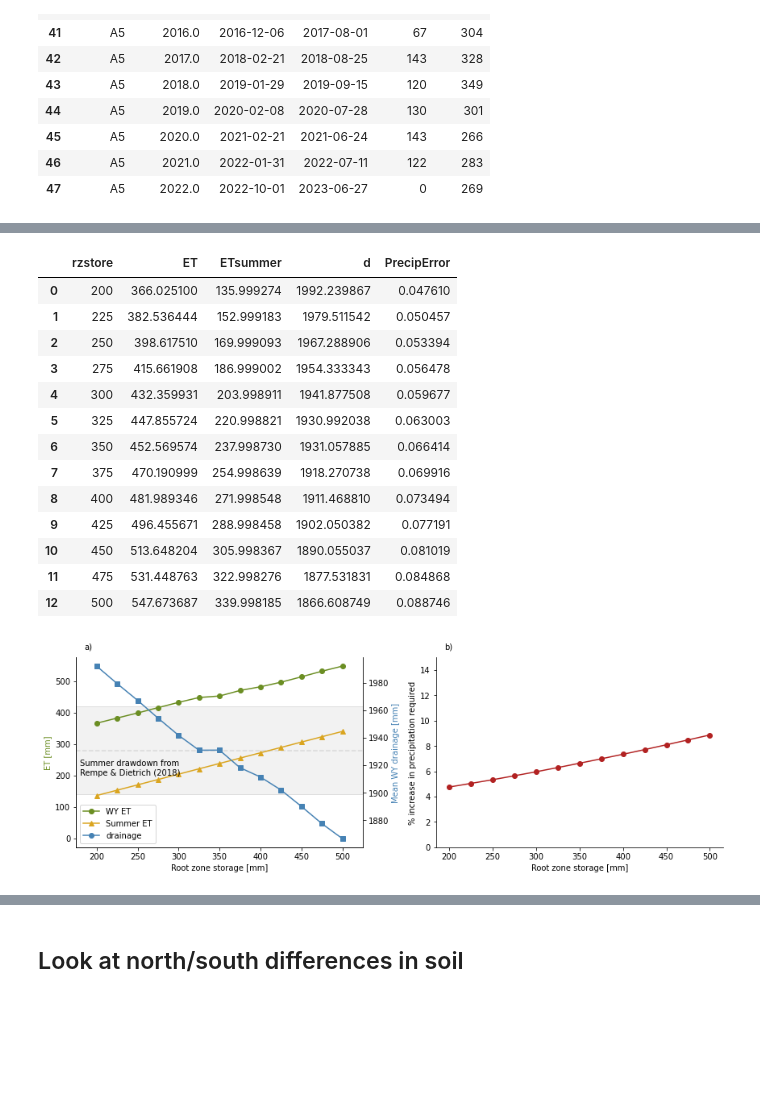
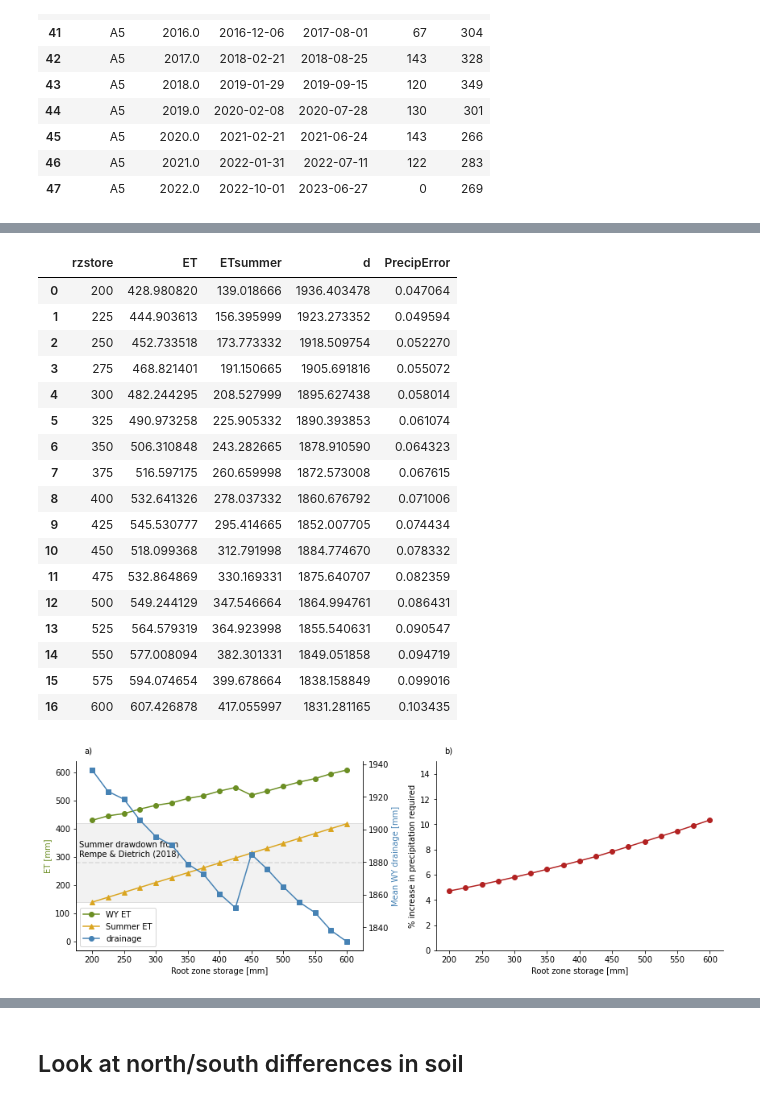
Before and after one commit to lapidesd/ET_layers, a Jupyter notebook: Code/separate_fluxes-final.ipynb, the cells around one changed output, grey strips where cells are left out. Drawn from its saved outputs; the diff is of its cells as text; code cells hidden in the pictures; blank space fills up the shorter version.

```diff
--- a/Code/separate_fluxes-final.ipynb
+++ b/Code/separate_fluxes-final.ipynb
@@ -192,31 +192,41 @@ def import_data(num_ports):
                              right_index=True).rename(columns={'J [mm/h]':'J [mm/h] original',
                                                               'PrecipUndercatchCorrected-mm':'J [mm/h]'})
 
-    # import tdr data (soil moisture)
     tdr = ''
     if len(tdr)==0:
         tdr = pd.read_csv('https://raw.githubusercontent.com/hydroeco/hydroeco.github.io/master/angelo/angelo_tdr_1H.csv')
         tdr['timestamp_local'] = pd.to_datetime(tdr.timestamp_local)
+        tdr = tdr[[c for c in tdr.columns if ('Soil_Moisture' in c) & ('L3S' in c)]+['timestamp_local']]
         tdr.set_index('timestamp_local',inplace=True)
         tdr_probes = tdr.columns.values
         seps = [t.split('_') for t in tdr_probes]
+
+
     depths = [float(t[-1]) for t in seps[:6]]+[float(t[-1][:-2]) for t in seps[6:]]
     depths = {tdr_probes[i]:depths[i] for i in range(len(depths))}
-    depth_cat = [0.3,0.3,0.3,0.3,0.3,0.3,100,138,15,35,70]
-    depth_category = {0.3:tdr_probes[:6],
-                     100:tdr_probes[6:7],
-                     138:tdr_probes[7:8],
-                     15:tdr_probes[8:9],
-                     35:tdr_probes[9:10],
-                     70:tdr_probes[10:]
+    depth_cat = [0.3,0.3,0.3,]#0.3,0.3,0.3,100,138,15,35,70]
+
+    # tdr = tdr[['RivLevel31_Soil_Moisture_L3S3_0.30']]
+    # depth_cat = depth_cat[:1]
+
+    depth_category = {0.3:tdr_probes[:3],
+    #                  100:tdr_probes[6:7],
+    #                  138:tdr_probes[7:8],
+    #                  15:tdr_probes[8:9],
+    #                  35:tdr_probes[9:10],
+    #                  70:tdr_probes[10:]
                      }
+
     for col in tdr.columns:
         tdr[col] = np.where(tdr[col]<0,np.nan,tdr[col])
+        tdr[col] = np.where((tdr.index>'2018-10-01') &(tdr.index<'2019-4-01') & (tdr[col]>.055),
+                        np.nan,tdr[col])
+    #     tdr[col] = tdr[col].interpolate()
     for cat in list(dict.fromkeys(depth_cat)):
         tdr[cat] = tdr[depth_category[cat]].mean(axis=1)
 
     # process tdr data
-    vms_tdr_clipped = tdr[tdr>0]
+    vms_tdr_clipped = tdr[tdr>0].loc['2016-10-01':'2020-10-01']
 
     tdr_filtered=vms_tdr_clipped.copy()
 
@@ -230,6 +240,8 @@ def import_data(num_ports):
         # Second, apply the filter
         tempf = signal.filtfilt(B,A, temp)
         tdr_filtered[col]=tempf
+        tdr_filtered[col] = np.where(tdr_filtered[col]>.055,np.nan,tdr_filtered[col])
+        tdr_filtered[col] = tdr_filtered[col].interpolate()
 
     ranges = (tdr_filtered.max()-tdr_filtered.min())
     mins = tdr_filtered.min()
@@ -237,12 +249,14 @@ def import_data(num_ports):
     for col in tdr_normalized:
         tdr_normalized[col] = (tdr_normalized[col]-mins[col])/ranges[col]
 
-    tdr_norm = tdr_normalized[[0.3,15,35,70]].mean(axis=1).to_frame()
+    tdr_norm = tdr_normalized[[0.3,]].rename(columns={0.3:0})#.mean(axis=1).to_frame()
     tdr_norm['wy'] = np.where(tdr_norm.index.month>9,tdr_norm.index.year+1,
                              tdr_norm.index.year)
     wymins = tdr_norm.groupby('wy').min()
     wymaxs = tdr_norm.groupby('wy').max()
 
+
+#     for col in tdr_normalized.columns:
     normed = []
     for yr in wymins.index:
         tdr_yr = tdr_norm[tdr_norm.wy==yr][0]
@@ -251,7 +265,8 @@ def import_data(num_ports):
     tdr_norm['final'] = normed
 
     soil_dynamic_storage = soilStore # mm
-    soil_flux = tdr_norm.final*soil_dynamic_storage
+    # tdr_norm.rename(columns={0:'final'},inplace=True)
+    soil_flux = tdr_norm['final']*soil_dynamic_storage
 
 
     tdtData = ''
@@ -328,6 +343,7 @@ def import_data(num_ports):
                            np.log(yvals.values.flatten())[:20])
     xvals = np.linspace(.1,12,100)
 
+#     return(tdr_normalized)
     return (pet,popt,tdtData,tdr_norm,rainData)
 # %%
 # import sapflow data
@@ -920,7 +941,7 @@ etvals = []
 etsummervals = []
 dvals = []
 perrs = []
-testrange = range(200,525,25)
+testrange = range(200,625,25)
 for rdstore in testrange:
     print('rz storage: ',rdstore)
     num_ports = 7
@@ -976,10 +997,10 @@ ax.plot(rzchangedf.rzstore,rzchangedf.ET,label='WY ET',c='olivedrab',marker='o')
 ax.plot(rzchangedf.rzstore,rzchangedf.ETsummer,label='Summer ET',c='goldenrod',marker='^')
 ax.plot([-1],[-1],c='steelblue',label='drainage',marker='o')
 ax.legend(loc='lower left')
-ax.set_xlim(175,525)
+ax.set_xlim(175,625)
 ax.axhspan(140,420,facecolor='grey',edgecolor = 'k',alpha=.1,zorder=-1)
 ax.axhline(280,c='k',alpha=.1,zorder=-1,ls='--')
-ax.text(180,200,'Summer drawdown from\nRempe & Dietrich (2018)')
+ax.text(180,300,'Summer drawdown from\nRempe & Dietrich (2018)')
 
 ax1=ax.twinx()
 ax1.plot(rzchangedf.rzstore,rzchangedf.d,label='drainage',c='steelblue',marker='s',)
@@ -988,47 +1009,51 @@ ax1.set_ylabel('Mean WY drainage [mm]',c='steelblue')
 ax.set_xlabel('Root zone storage [mm]')
 for ax in [ax,ax1]:
     ax.spines['top'].set_visible(False)
 
 
 ax = axs[1]
 ax.plot(rzchangedf.rzstore,rzchangedf.PrecipError*100,
         marker='o',c='firebrick')
 ax.set_ylim(0,15)
 ax.set_ylabel('% increase in precipitation required')
 ax.set_xlabel('Root zone storage [mm]')
 
 fig.tight_layout()
 
 labels = ['a)','b)','c)','d)','e)','f)','g)','h)','i)',
          'j)','k)','l)','m)','n)','o)','p)','q)','r)',
           's)','t)','u)','v)']
 for i,ax in enumerate(axs.flatten()):
     for side in ['top','right']:
         ax.spines[side].set_visible(False)
 
     # label physical distance in and down:
     trans = mtransforms.ScaledTranslation(10/72, -5/72, fig.dpi_scale_trans)
     ax.text(0, 1.1, labels[i], transform=ax.transAxes + trans,
              verticalalignment='top', )
 plt.savefig('rzstorage_sensitivity.png',format='png',dpi=300,bbox_inches='tight')
 
 rzchangedf
 # %% [output]
 |  | rzstore | ET | ETsummer | d | PrecipError |
-| 0 | 200 | 366.025100 | 135.999274 | 1992.239867 | 0.047610 |
-| 1 | 225 | 382.536444 | 152.999183 | 1979.511542 | 0.050457 |
-| 2 | 250 | 398.617510 | 169.999093 | 1967.288906 | 0.053394 |
-| 3 | 275 | 415.661908 | 186.999002 | 1954.333343 | 0.056478 |
-| 4 | 300 | 432.359931 | 203.998911 | 1941.877508 | 0.059677 |
-| 5 | 325 | 447.855724 | 220.998821 | 1930.992038 | 0.063003 |
-| 6 | 350 | 452.569574 | 237.998730 | 1931.057885 | 0.066414 |
-| 7 | 375 | 470.190999 | 254.998639 | 1918.270738 | 0.069916 |
-| 8 | 400 | 481.989346 | 271.998548 | 1911.468810 | 0.073494 |
-| 9 | 425 | 496.455671 | 288.998458 | 1902.050382 | 0.077191 |
-| 10 | 450 | 513.648204 | 305.998367 | 1890.055037 | 0.081019 |
-| 11 | 475 | 531.448763 | 322.998276 | 1877.531831 | 0.084868 |
-| 12 | 500 | 547.673687 | 339.998185 | 1866.608749 | 0.088746 |
+| 0 | 200 | 428.980820 | 139.018666 | 1936.403478 | 0.047064 |
+| 1 | 225 | 444.903613 | 156.395999 | 1923.273352 | 0.049594 |
+| 2 | 250 | 452.733518 | 173.773332 | 1918.509754 | 0.052270 |
+| 3 | 275 | 468.821401 | 191.150665 | 1905.691816 | 0.055072 |
+| 4 | 300 | 482.244295 | 208.527999 | 1895.627438 | 0.058014 |
+| 5 | 325 | 490.973258 | 225.905332 | 1890.393853 | 0.061074 |
+| 6 | 350 | 506.310848 | 243.282665 | 1878.910590 | 0.064323 |
+| 7 | 375 | 516.597175 | 260.659998 | 1872.573008 | 0.067615 |
+| 8 | 400 | 532.641326 | 278.037332 | 1860.676792 | 0.071006 |
+| 9 | 425 | 545.530777 | 295.414665 | 1852.007705 | 0.074434 |
+| 10 | 450 | 518.099368 | 312.791998 | 1884.774670 | 0.078332 |
+| 11 | 475 | 532.864869 | 330.169331 | 1875.640707 | 0.082359 |
+| 12 | 500 | 549.244129 | 347.546664 | 1864.994761 | 0.086431 |
+| 13 | 525 | 564.579319 | 364.923998 | 1855.540631 | 0.090547 |
+| 14 | 550 | 577.008094 | 382.301331 | 1849.051858 | 0.094719 |
+| 15 | 575 | 594.074654 | 399.678664 | 1838.158849 | 0.099016 |
+| 16 | 600 | 607.426878 | 417.055997 | 1831.281165 | 0.103435 |
-[figure, old version]
+[figure, new version]
 # %%
 # run mass balance technique for all possible maximum depths
 
```
Also changed, not shown: parts of 33 cells of this notebook.
